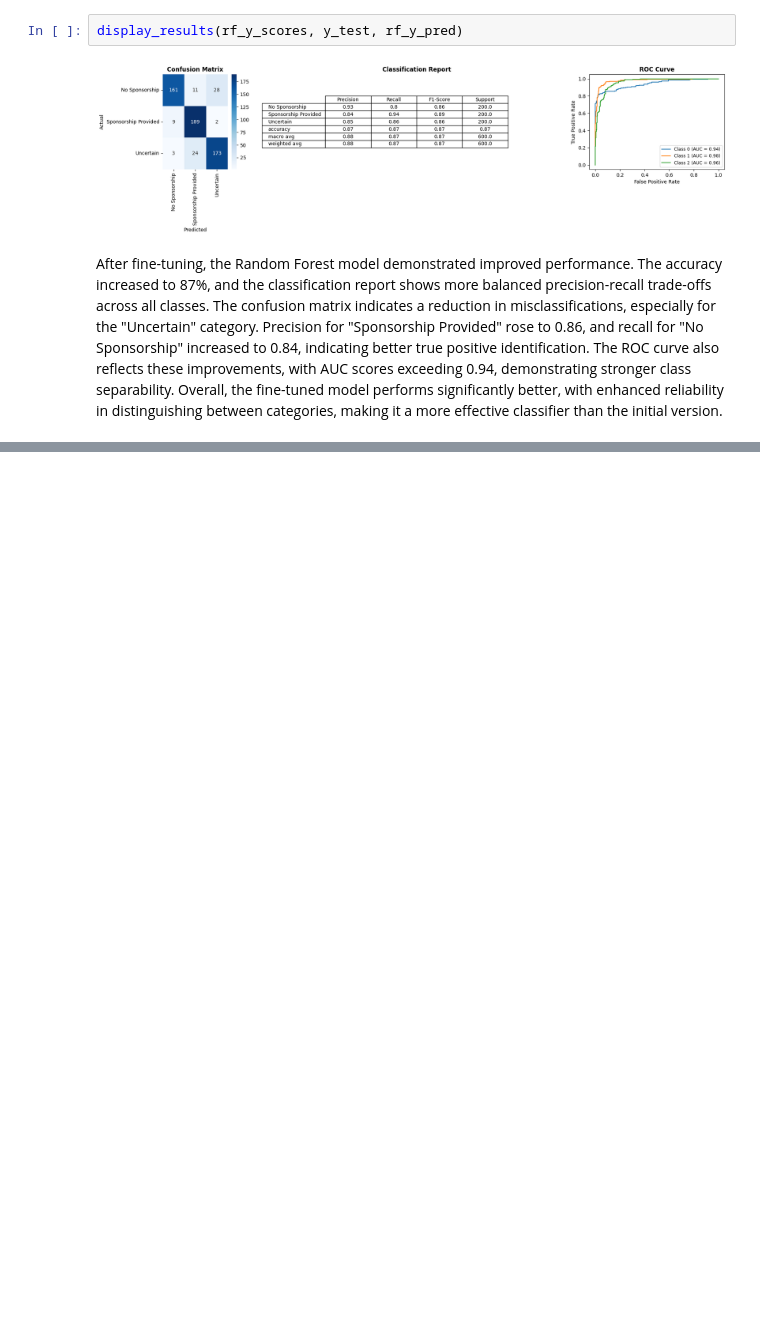
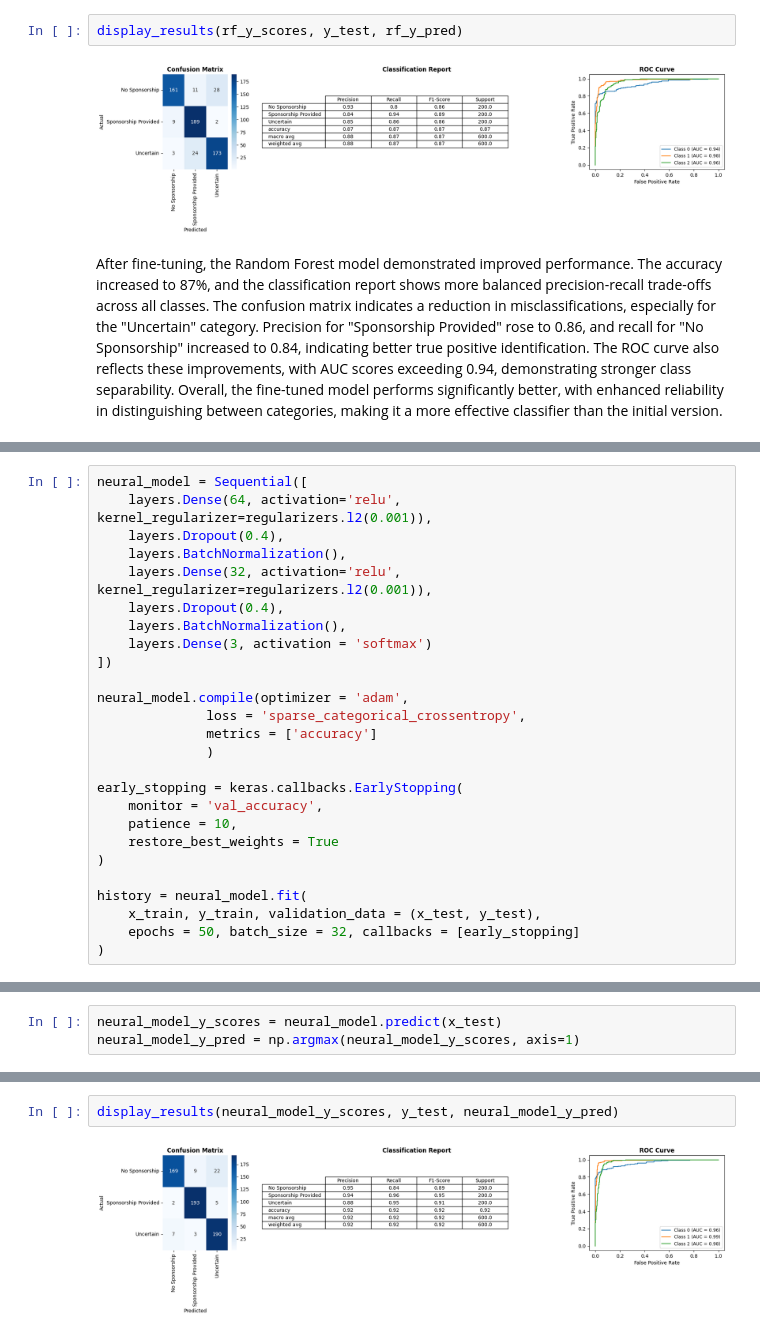
Before and after one commit to rsgGit/job-search, a Jupyter notebook: notebooks/text_classification_model.ipynb, the cells around one changed output, grey strips where cells are left out. Cells and saved outputs as stored; diff of their text form; blank space fills up the shorter version.

```diff
--- a/notebooks/text_classification_model.ipynb
+++ b/notebooks/text_classification_model.ipynb
@@ -310,0 +468,26 @@ After fine-tuning, the Random Forest model demonstrated improved performance. Th
+# %%
+neural_model = Sequential([
+    layers.Dense(64, activation='relu', kernel_regularizer=regularizers.l2(0.001)),
+    layers.Dropout(0.4),
+    layers.BatchNormalization(),
+    layers.Dense(32, activation='relu', kernel_regularizer=regularizers.l2(0.001)),
+    layers.Dropout(0.4),
+    layers.BatchNormalization(),
+    layers.Dense(3, activation = 'softmax')
+])
+
+neural_model.compile(optimizer = 'adam',
+              loss = 'sparse_categorical_crossentropy',
+              metrics = ['accuracy']
+              )
+
+early_stopping = keras.callbacks.EarlyStopping(
+    monitor = 'val_accuracy',
+    patience = 10,
+    restore_best_weights = True
+)
+
+history = neural_model.fit(
+    x_train, y_train, validation_data = (x_test, y_test),
+    epochs = 50, batch_size = 32, callbacks = [early_stopping]
+)
@@ -310,0 +512,3 @@ After fine-tuning, the Random Forest model demonstrated improved performance. Th
+# %%
+neural_model_y_scores = neural_model.predict(x_test)
+neural_model_y_pred = np.argmax(neural_model_y_scores, axis=1)
@@ -310,0 +517,4 @@ After fine-tuning, the Random Forest model demonstrated improved performance. Th
+# %%
+display_results(neural_model_y_scores, y_test, neural_model_y_pred)
+# %% [output]
+[figure, added]
```
Also changed, not shown: parts of 17 cells of this notebook.
